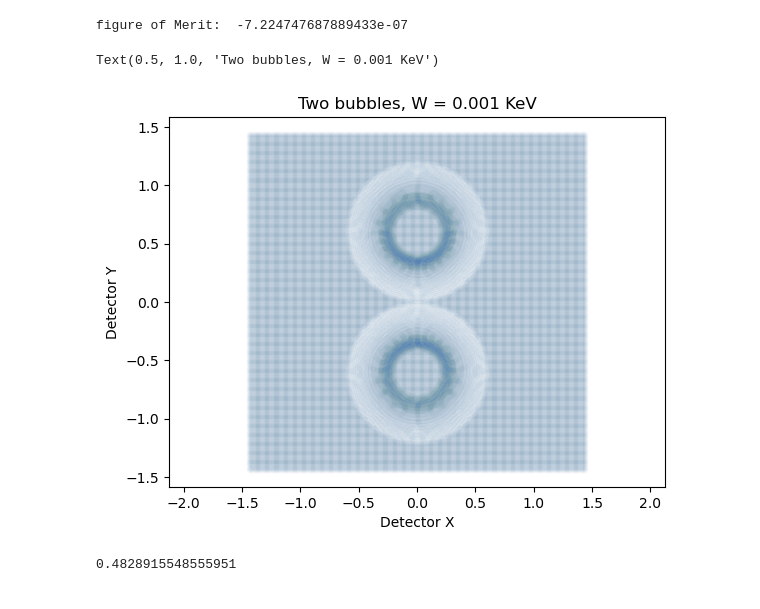
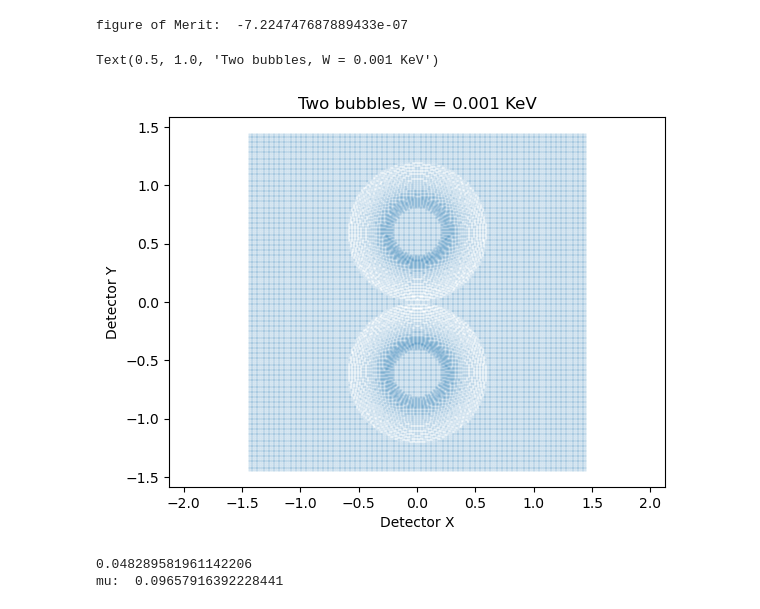
Before and after one commit to vandelij/plasma_diagnostic_hw, a Jupyter notebook: HW4.ipynb, the cells around one changed output. Cells and saved outputs as stored; diff of their text form; code cells hidden in the pictures.

```diff
--- a/HW4.ipynb
+++ b/HW4.ipynb
@@ -371,7 +371,7 @@ xmin = -0.24
 ymin= -0.24
 xmax = 0.24
 ymax = 0.24
-meshsize = 300
+meshsize = 200 # 300
 xgrid = np.linspace(xmin, xmax, meshsize)
 ygrid = np.linspace(ymin, ymax, meshsize)
 
@@ -444,14 +444,14 @@ for ixg in range(X.shape[0]):
 # plt.scatter(1,1,alpha=.8, s=1)
 # print(W)
 # %%
-plt.scatter(xs, ys, alpha=0.01, s=10)
+plt.scatter(xs, ys, alpha=0.1, s=1)
 plt.axis('equal')
 plt.ylabel('Detector Y')
 plt.xlabel('Detector X')
 plt.title(f'Two bubbles, W = {round(Wkev, 3)} KeV')
 # %% [output]
 Text(0.5, 1.0, 'Two bubbles, W = 0.001 KeV')
-[figure, old version]
+[figure, new version]
 # %%
 # Contrast parameter
 alphamag = np.zeros_like(X)
@@ -467,7 +467,12 @@ for ix in range(X.shape[0]):
         alpha_bz = alphaB[2][ix, iy]
 
         alphamag[ix,iy] = np.sqrt((alpha_ex + alpha_bx)**2 + (alpha_ey + alpha_by)**2 + (alpha_ez + alpha_bz)**2)
-
-print(np.max(alphamag))
-# %% [output]
-0.4828915548555951
+# %%
+print(np.max(alphamag))
+
+mu = l*np.max(alphamag)/Ln
+
+print('mu: ', mu)
+# %% [output]
+0.048289581961142206
+mu:  0.09657916392228441
```
